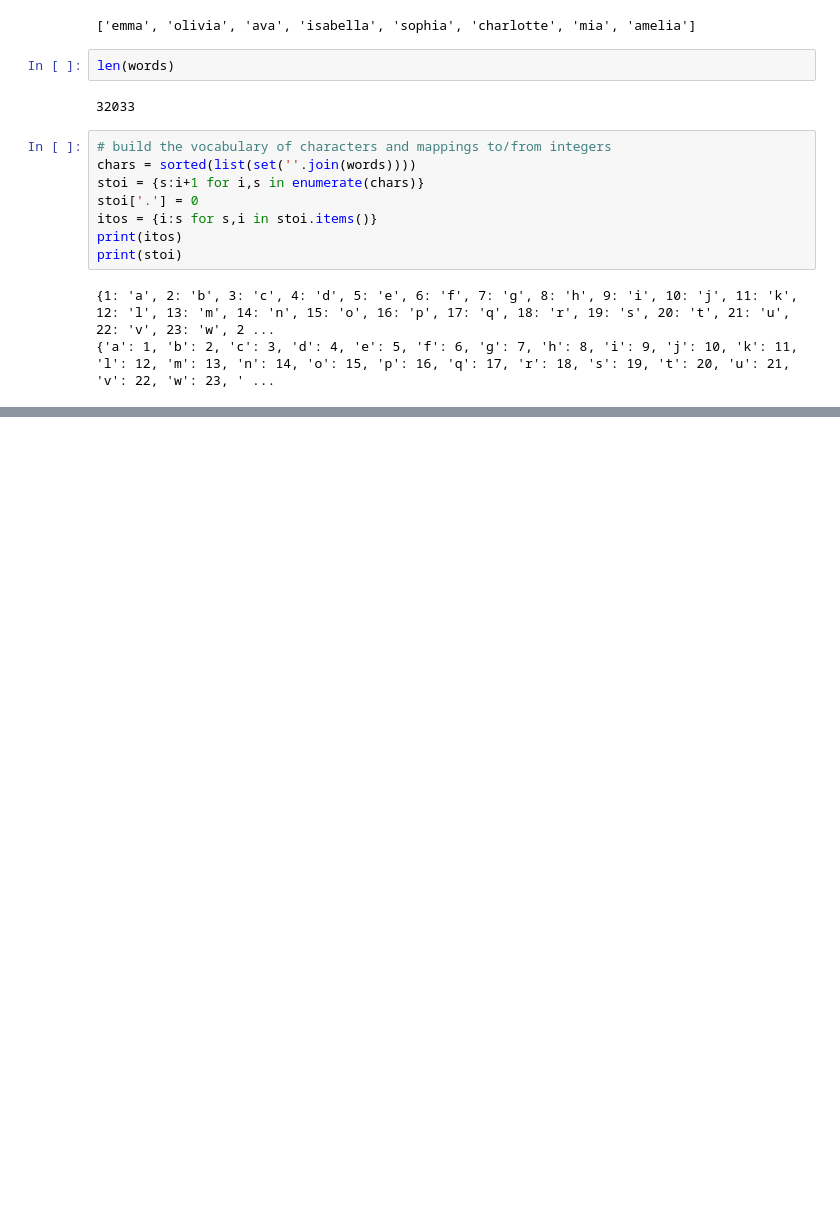
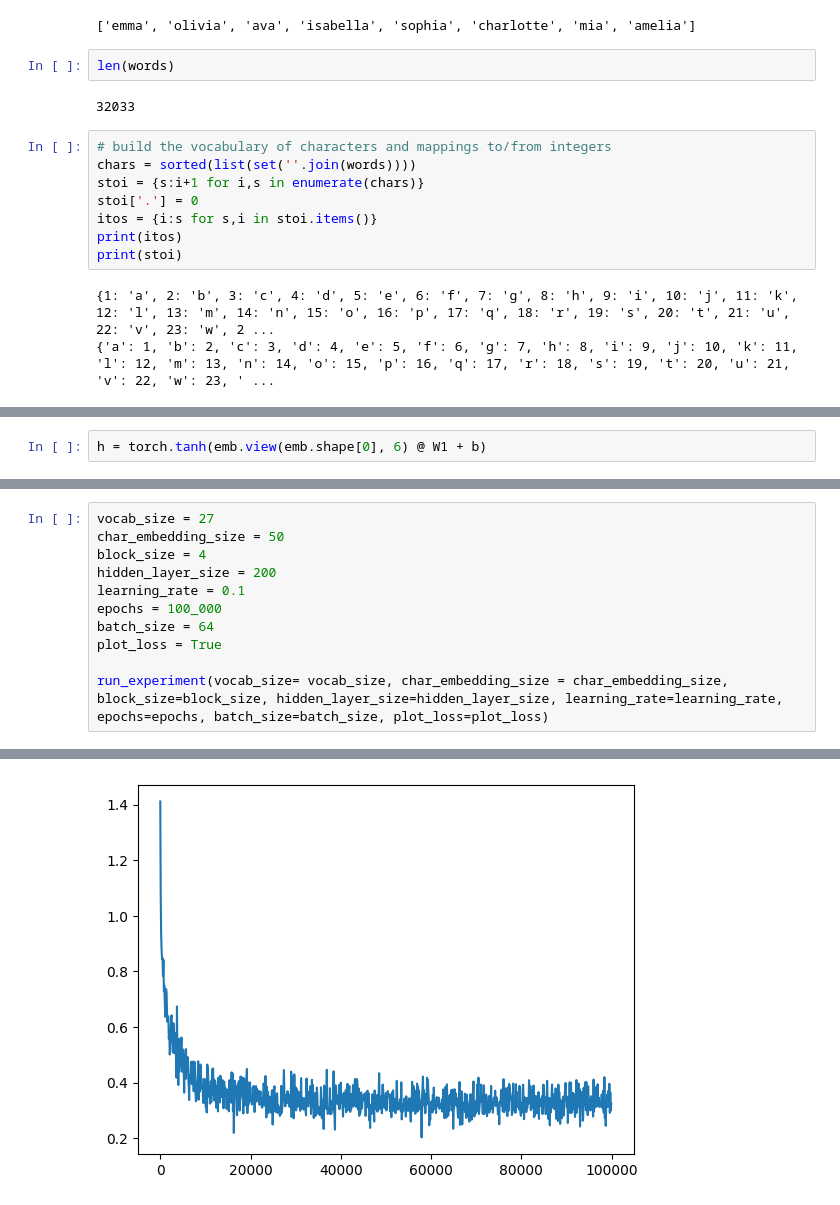
Before and after one commit to Michaelmvh/deep-learning-from-scratch, a Jupyter notebook: zero to hero/3. makemore - MLP/makemore.ipynb, the cells around one changed output, grey strips where cells are left out. Saved outputs shown, nothing was run; the diff lists cells and outputs as text; blank space fills up the shorter version.

```diff
--- a/zero to hero/3. makemore - MLP/makemore.ipynb
+++ b/zero to hero/3. makemore - MLP/makemore.ipynb
@@ -117,0 +126,2 @@ W1 = torch.randn(())
+# %%
+h = torch.tanh(emb.view(emb.shape[0], 6) @ W1 + b)
@@ -117,0 +450,12 @@ W1 = torch.randn(())
+# %%
+vocab_size = 27
+char_embedding_size = 50
+block_size = 4
+hidden_layer_size = 200
+learning_rate = 0.1
+epochs = 100_000
+batch_size = 64
+plot_loss = True
+
+run_experiment(vocab_size= vocab_size, char_embedding_size = char_embedding_size, block_size=block_size, hidden_layer_size=hidden_layer_size, learning_rate=learning_rate, epochs=epochs, batch_size=batch_size, plot_loss=plot_loss)
+# %% [output]
@@ -117,0 +465 @@ W1 = torch.randn(())
+[figure, added]
```
Also changed, not shown: parts of 42 cells of this notebook.
